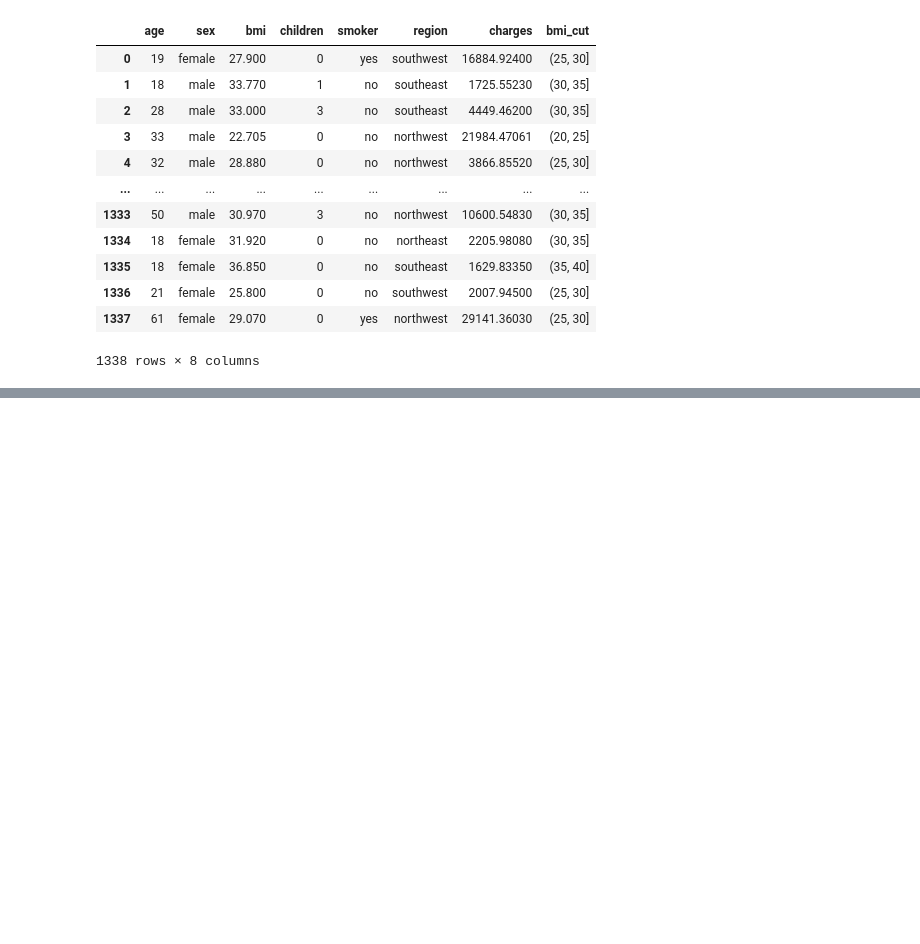
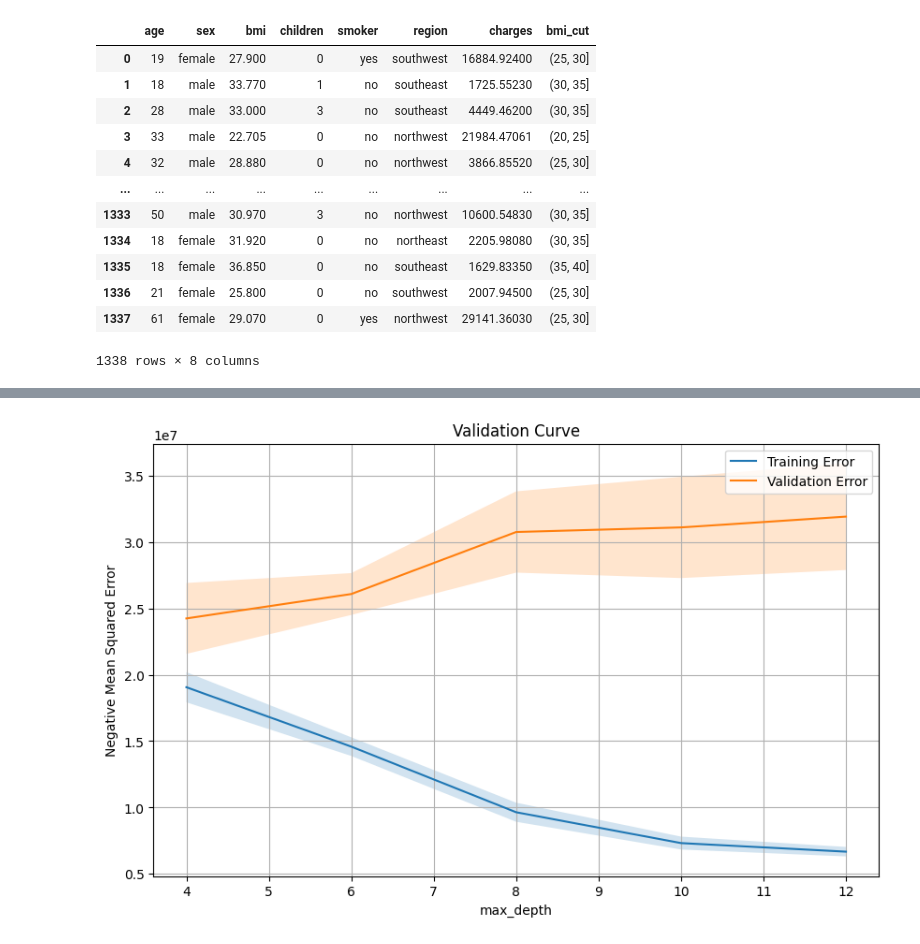
Before and after one commit to johann-wg/Kaggle, a Jupyter notebook: kaggle_medical_cost.ipynb, the cells around one changed output, grey strips where cells are left out. Saved outputs shown, nothing was run; the diff lists cells and outputs as text; code cells hidden in the pictures; blank space fills up the shorter version.

```diff
--- a/kaggle_medical_cost.ipynb
+++ b/kaggle_medical_cost.ipynb
@@ -113,0 +216,27 @@ data
+# %%
+# 검증곡선
+param_range = [4, 6, 8, 10, 12]
+train_scores, test_scores = validation_curve(dt, X_train, y_train, param_name="max_depth",
+                                             param_range=param_range, cv=3, scoring="neg_mean_squared_error", n_jobs=-1)
+
+train_mean = -np.mean(train_scores, axis=1)
+test_mean = -np.mean(test_scores, axis=1)
+train_std = np.std(train_scores, axis=1)
+test_std = np.std(test_scores, axis=1)
+
+plt.figure(figsize=(10, 6))
+plt.plot(param_range, train_mean, label='Training Error')
+plt.fill_between(param_range, train_mean+train_std, train_mean-train_std, alpha=0.2)
+
+plt.plot(param_range, test_mean, label='Validation Error')
+plt.fill_between(param_range, test_mean+test_std, test_mean-test_std, alpha=0.2)
+
+# plt.yscale('log')
+plt.xlabel('max_depth')
+plt.ylabel('Negative Mean Squared Error')
+plt.title('Validation Curve')
+plt.legend(loc='best')
+plt.grid(True)
+plt.show()
+# %% [output]
+[figure, added]
```
Also changed, not shown: parts of 13 cells of this notebook.
